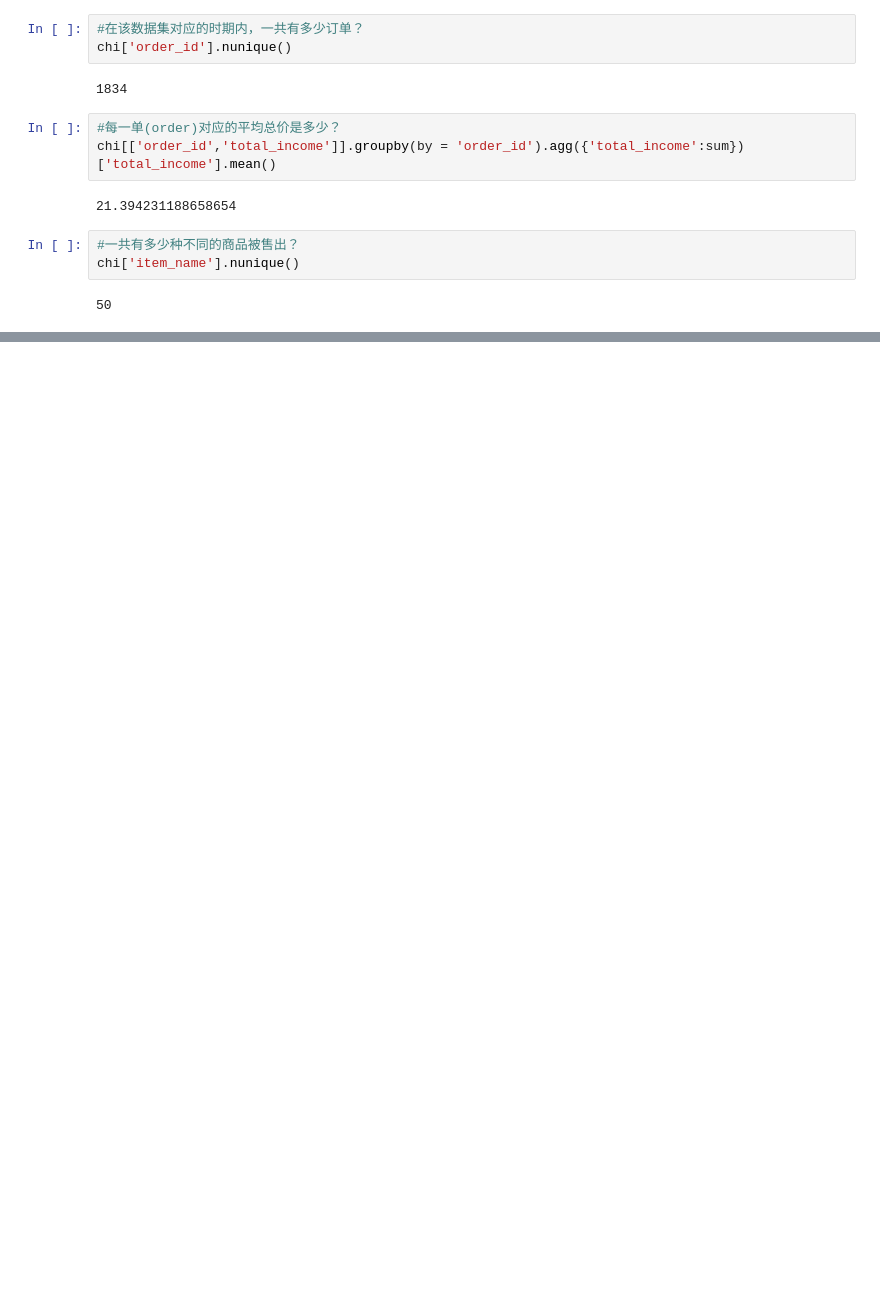
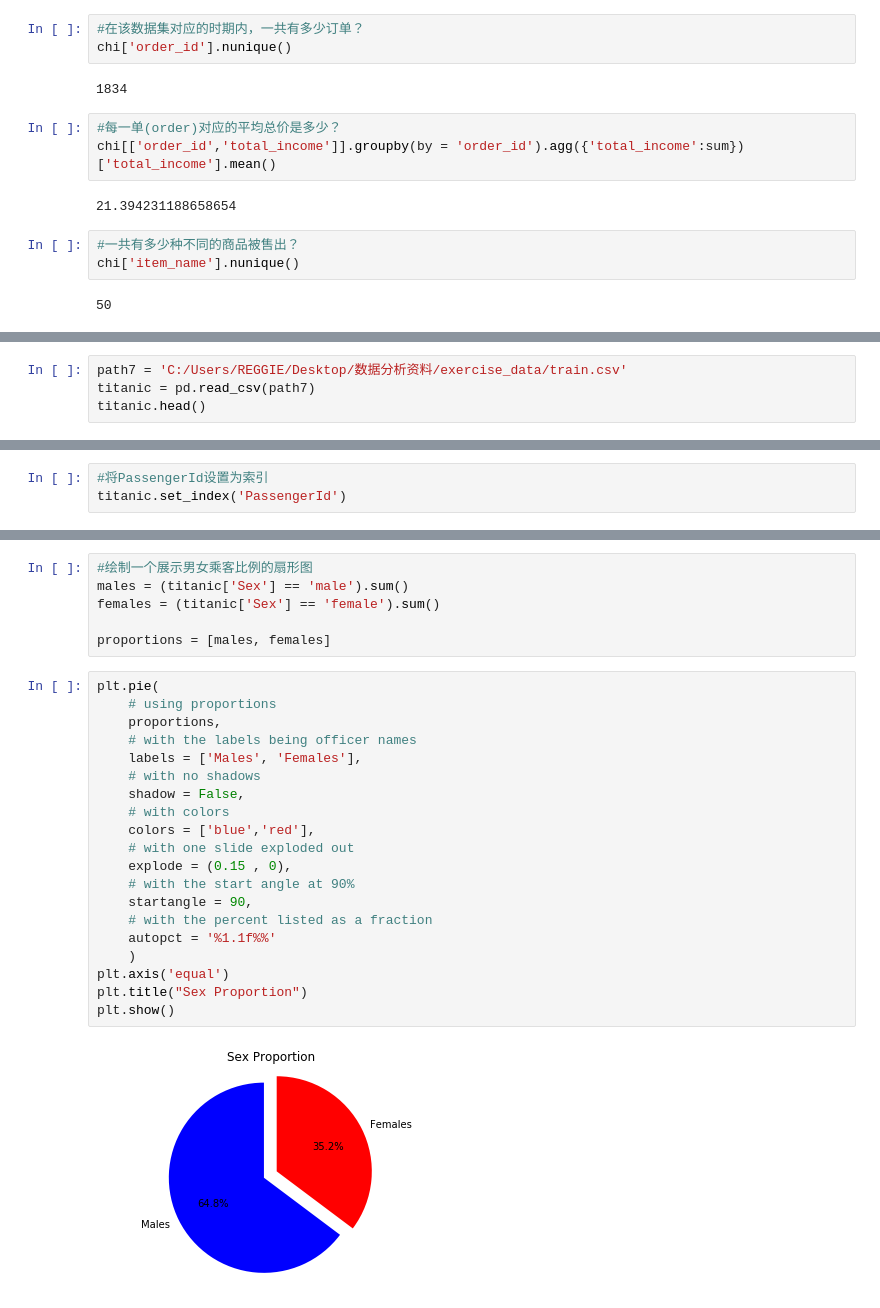
Before and after one commit to Reggielang/data-analysis-skill, a Jupyter notebook: 十套练习--如何用Pandas做数据分析.ipynb, the cells around one changed output, grey strips where cells are left out. Drawn from its saved outputs; the diff is of its cells as text; blank space fills up the shorter version.

```diff
--- a/十套练习--如何用Pandas做数据分析.ipynb
+++ b/十套练习--如何用Pandas做数据分析.ipynb
@@ -94,0 +736,4 @@ chi['item_name'].nunique()
+# %%
+path7 = 'C:/Users/REGGIE/Desktop/数据分析资料/exercise_data/train.csv'
+titanic = pd.read_csv(path7)
+titanic.head()
@@ -94,0 +747,3 @@ chi['item_name'].nunique()
+# %%
+#将PassengerId设置为索引
+titanic.set_index('PassengerId')
@@ -94,0 +765,28 @@ chi['item_name'].nunique()
+# %%
+#绘制一个展示男女乘客比例的扇形图
+males = (titanic['Sex'] == 'male').sum()
+females = (titanic['Sex'] == 'female').sum()
+
+proportions = [males, females]
+# %%
+plt.pie(
+    # using proportions
+    proportions,
+    # with the labels being officer names
+    labels = ['Males', 'Females'],
+    # with no shadows
+    shadow = False,
+    # with colors
+    colors = ['blue','red'],
+    # with one slide exploded out
+    explode = (0.15 , 0),
+    # with the start angle at 90%
+    startangle = 90,
+    # with the percent listed as a fraction
+    autopct = '%1.1f%%'
+    )
+plt.axis('equal')
+plt.title("Sex Proportion")
+plt.show()
+# %% [output]
+[figure, added]
```
Also changed, not shown: parts of 87 cells of this notebook.
